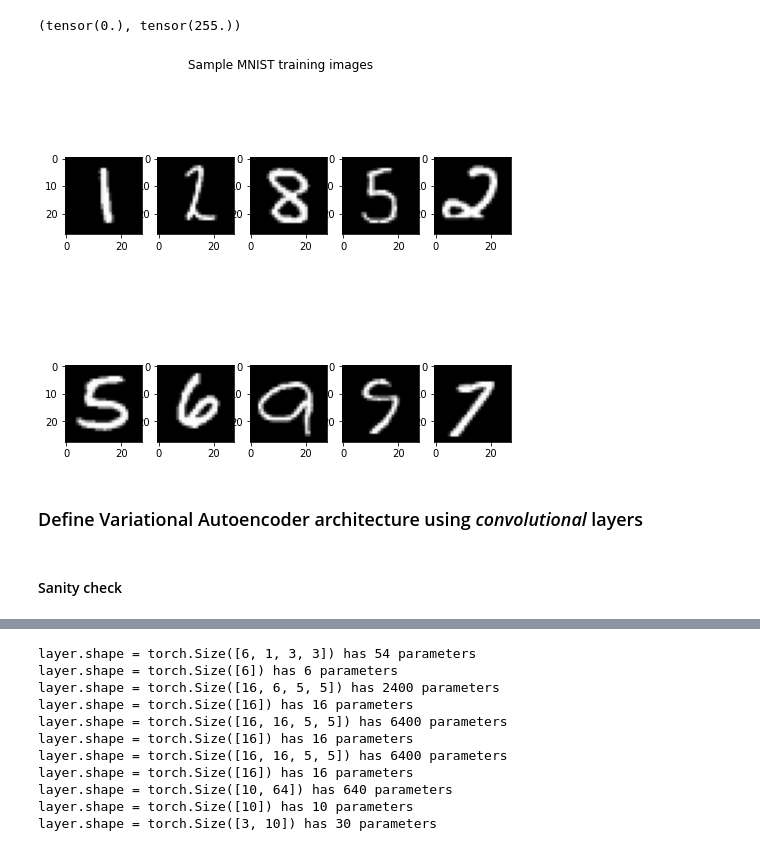
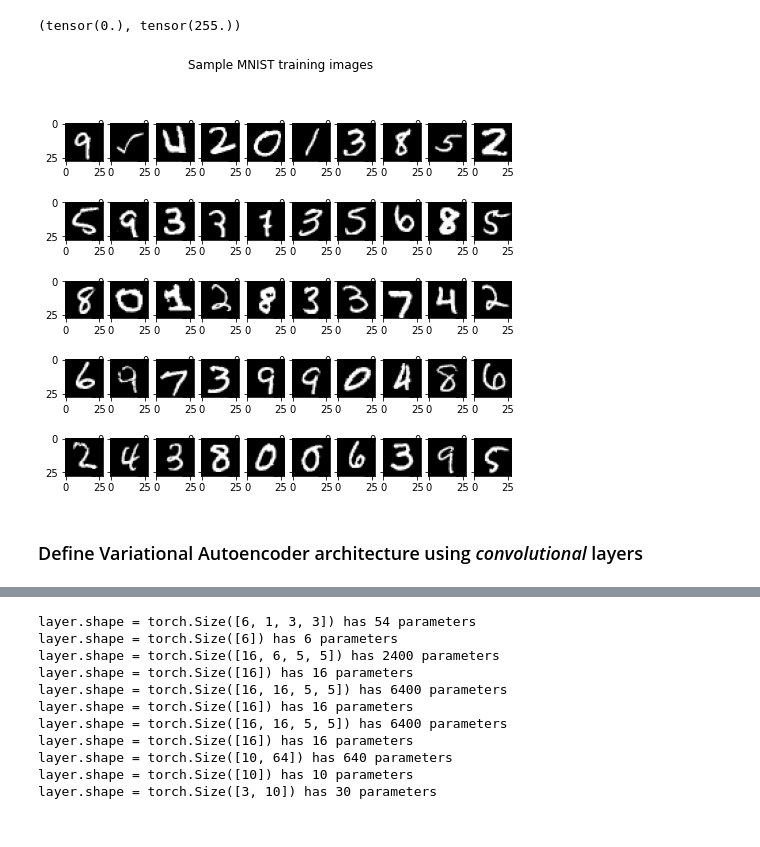
Before and after one commit to arjun-majumdar/Autoencoders_Experiments, a Jupyter notebook: VAE_LeNet5_MNIST-PyTorch.ipynb, the cells around one changed output, grey strips where cells are left out. Cells and saved outputs as stored; diff of their text form; code cells hidden in the pictures.

```diff
--- a/VAE_LeNet5_MNIST-PyTorch.ipynb
+++ b/VAE_LeNet5_MNIST-PyTorch.ipynb
@@ -52,8 +55,8 @@ print(f'Available device is {device}')
 Available device is cuda
 # %%
 # Hyper-parameters-
-num_epochs = 50
-batch_size = 32
+num_epochs = 60
+batch_size = 256
 learning_rate = 0.001
 # %% [markdown]
 ### MNIST data pre-processing:
@@ -122,14 +123,12 @@ path_to_data = "C:\\Users\\arjun\Downloads\\"
 # %%
 # Load MNIST dataset-
 train_dataset = torchvision.datasets.MNIST(
-        # root = './data', train = True,
-        root = path_to_data + "data", train = True,
+        root = './data', train = True,
         transform = transforms_apply, download = True
         )
 
 test_dataset = torchvision.datasets.MNIST(
-        # root = './data', train = False,
-        root = path_to_data + "data", train = False,
+        root = './data', train = False,
         transform = transforms_apply
         )
 # %%
@@ -245,16 +245,17 @@ images.min(), images.max()
 # %%
 # Visualize 10 images from training set-
 plt.figure(figsize = (8, 7))
-for i in range(10):
-    plt.subplot(2, 5, i + 1)    # 2 rows & 5 columns
+for i in range(50):
+    # 4 rows & 5 columns-
+    plt.subplot(5, 10, i + 1)
     # plt.imshow(images[i], cmap = 'gray')
     # 0 to access first channel-
     plt.imshow(images[i][0], cmap = 'gray')
 
 plt.suptitle("Sample MNIST training images")
 plt.show()
 # %% [output]
-[figure, old version]
+[figure, new version]
 # %% [markdown]
 ### Define Variational Autoencoder architecture using _convolutional_ layers
 # %%
@@ -451,5 +452,3 @@ class LeNet_Decoder(nn.Module):
         print(f"decoder output shape: {x.shape}")
         del x
         return None
-# %% [markdown]
-#### Sanity check
```
Also changed, not shown: parts of 83 cells of this notebook.
